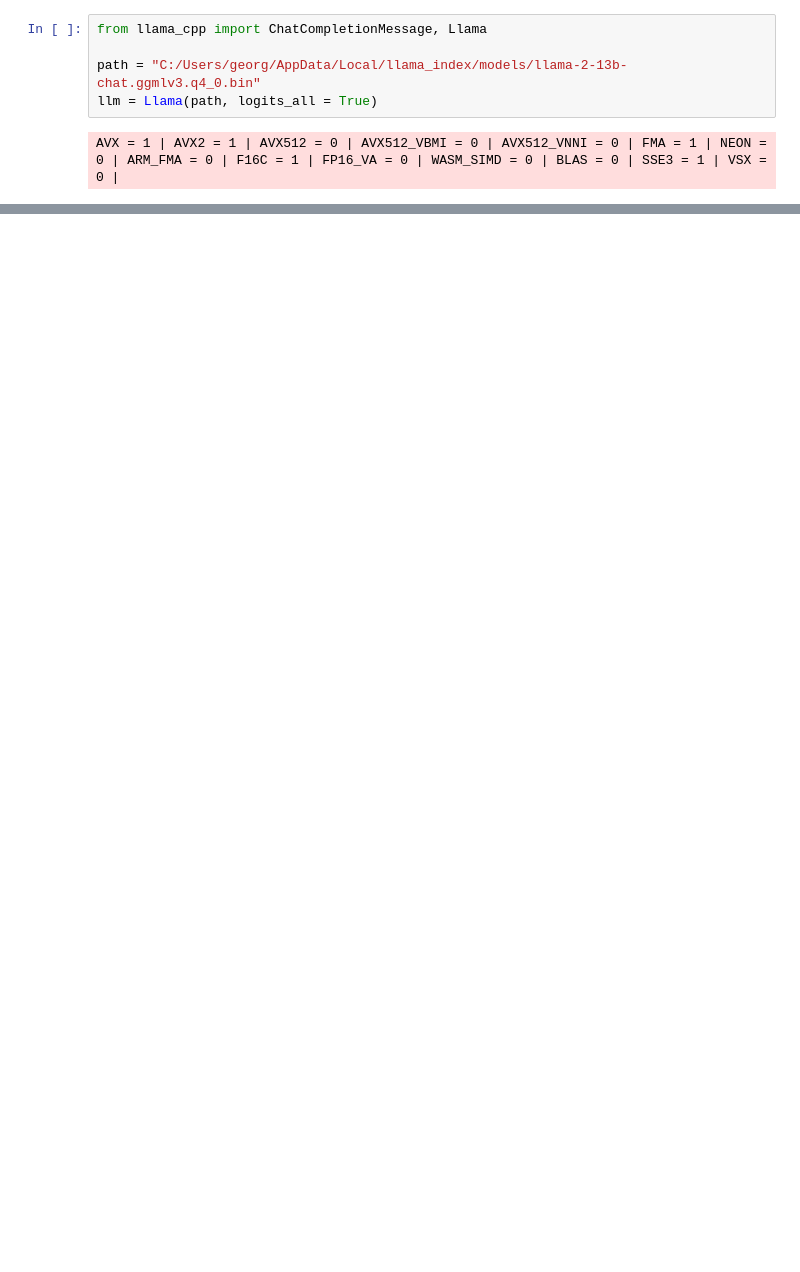
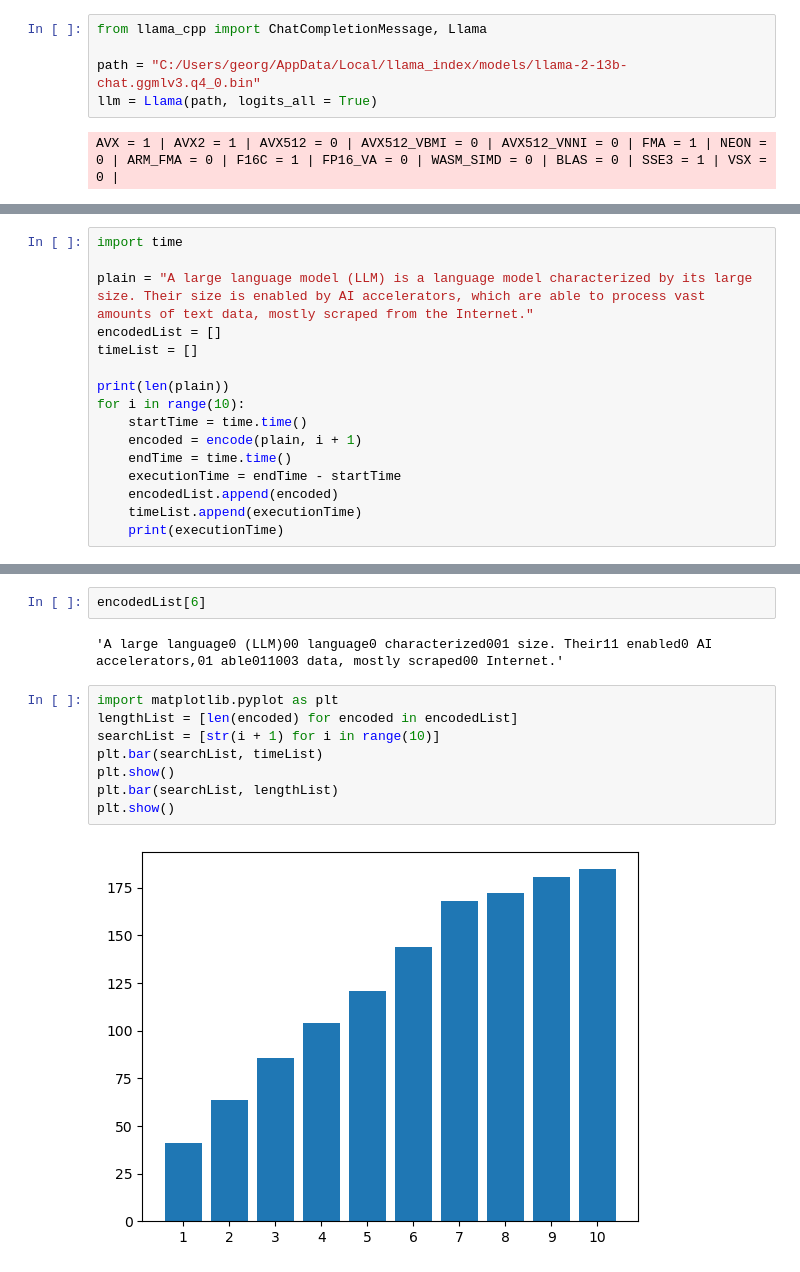
Before and after one commit to GeorgeSHogg/Compressor, a Jupyter notebook: LLama2 test.ipynb, the cells around one changed output, grey strips where cells are left out. Cells and saved outputs as stored; diff of their text form; blank space fills up the shorter version.

Commit message:
initial encoder completed

```diff
--- a/LLama2 test.ipynb
+++ b/LLama2 test.ipynb
@@ -35,0 +66,16 @@ ire
+# %%
+import time
+
+plain = "A large language model (LLM) is a language model characterized by its large size. Their size is enabled by AI accelerators, which are able to process vast amounts of text data, mostly scraped from the Internet."
+encodedList = []
+timeList = []
+
+print(len(plain))
+for i in range(10):
+    startTime = time.time()
+    encoded = encode(plain, i + 1)
+    endTime = time.time()
+    executionTime = endTime - startTime
+    encodedList.append(encoded)
+    timeList.append(executionTime)
+    print(executionTime)
@@ -35,0 +192,14 @@ ire
+# %%
+encodedList[6]
+# %% [output]
+'A large language0 (LLM)00 language0 characterized001 size. Their11 enabled0 AI accelerators,01 able011003 data, mostly scraped00 Internet.'
+# %%
+import matplotlib.pyplot as plt
+lengthList = [len(encoded) for encoded in encodedList]
+searchList = [str(i + 1) for i in range(10)]
+plt.bar(searchList, timeList)
+plt.show()
+plt.bar(searchList, lengthList)
+plt.show()
+# %% [output]
+[figure, added]
```
Also changed, not shown: parts of 4 cells of this notebook.
